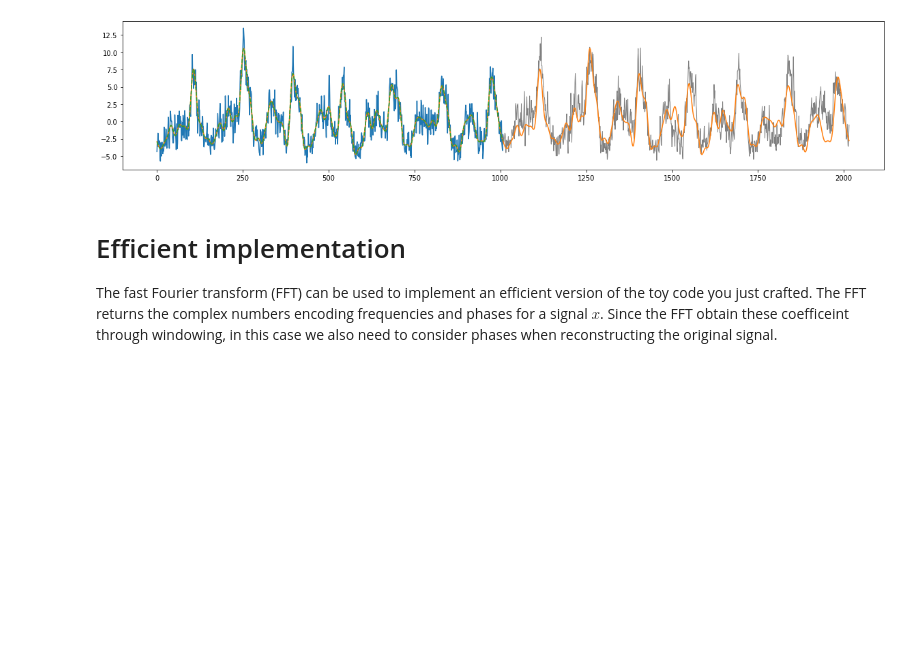
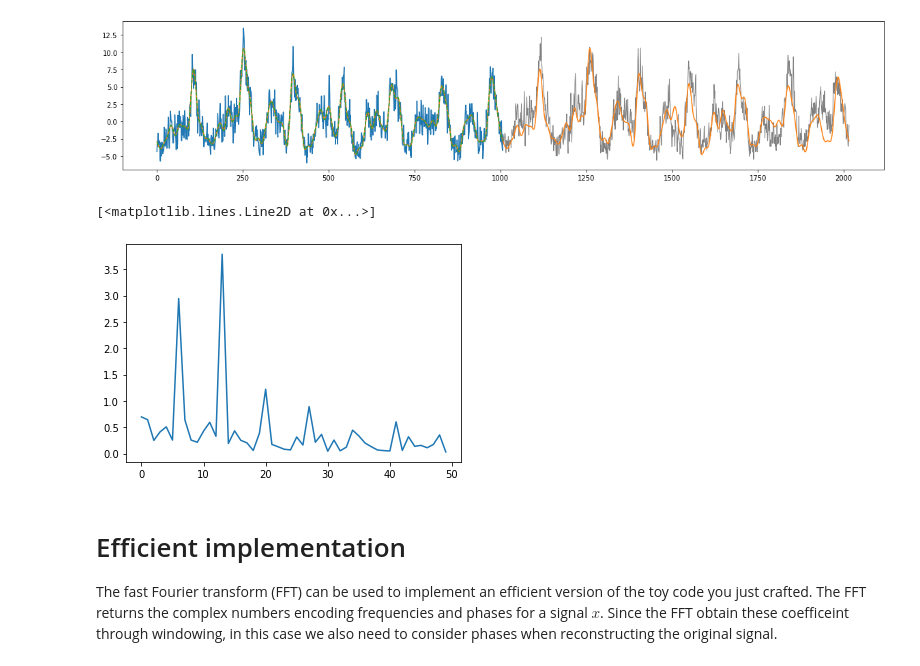
Before and after one commit to nepslor/teaching, a Jupyter notebook: TimeSeriesForecasting/solutions/fourier_forecasts.ipynb, the cells around one changed output. Cells and saved outputs as stored; diff of their text form; code cells hidden in the pictures; blank space fills up the shorter version.

```diff
--- a/TimeSeriesForecasting/solutions/fourier_forecasts.ipynb
+++ b/TimeSeriesForecasting/solutions/fourier_forecasts.ipynb
@@ -103,6 +101,11 @@ plt.plot(P_pred@coeffs);
 plt.plot(P@coeffs, linestyle='--');
 # %% [output]
 [figure]
+# %%
+plt.plot(np.abs(coeffs.reshape(2, -1)).sum(axis=0))
+# %% [output]
+[<matplotlib.lines.Line2D at 0x...>]
+[figure, added]
 # %% [markdown]
 # Efficient implementation
 The fast Fourier transform (FFT) can be used to implement an efficient version of the toy code you just crafted. The FFT returns the complex numbers encoding frequencies and phases for a signal $x$. Since the FFT obtain these coefficeint through windowing, in this case we also need to consider phases when reconstructing the original signal.
```
Also changed, not shown: parts of 4 cells of this notebook.
